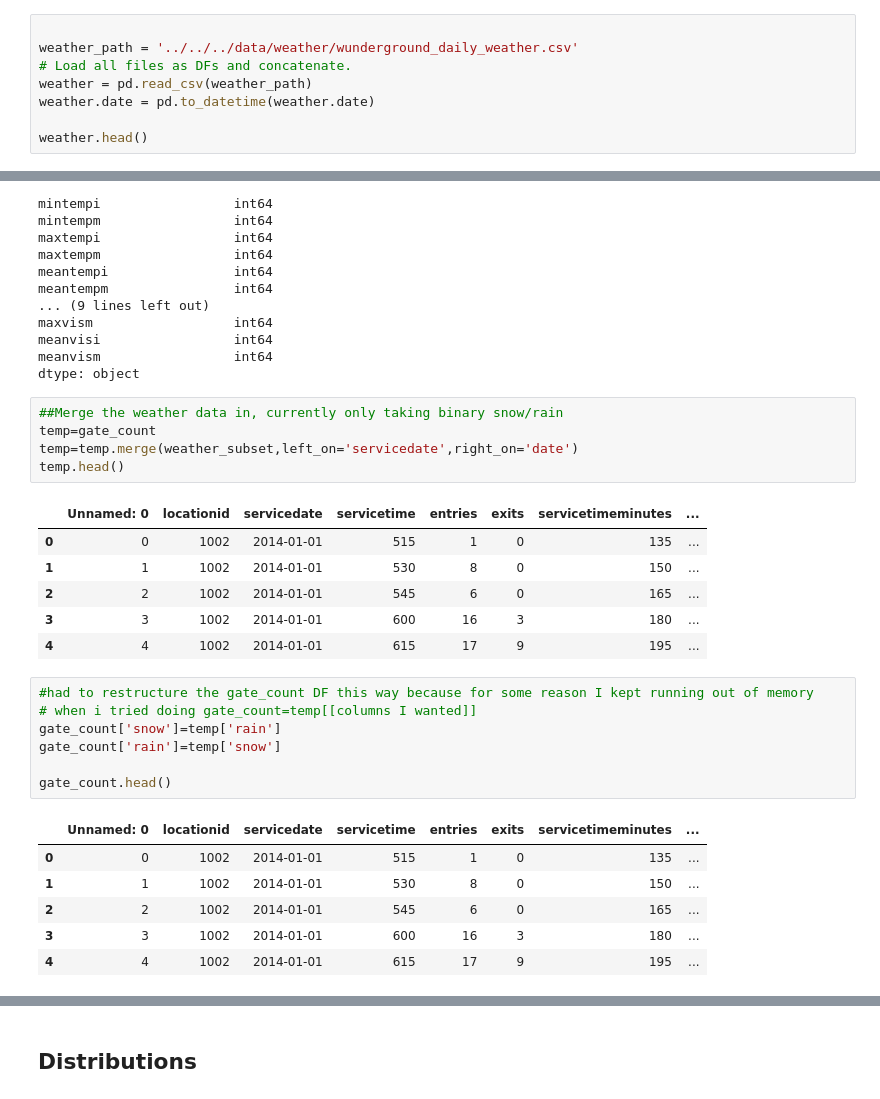
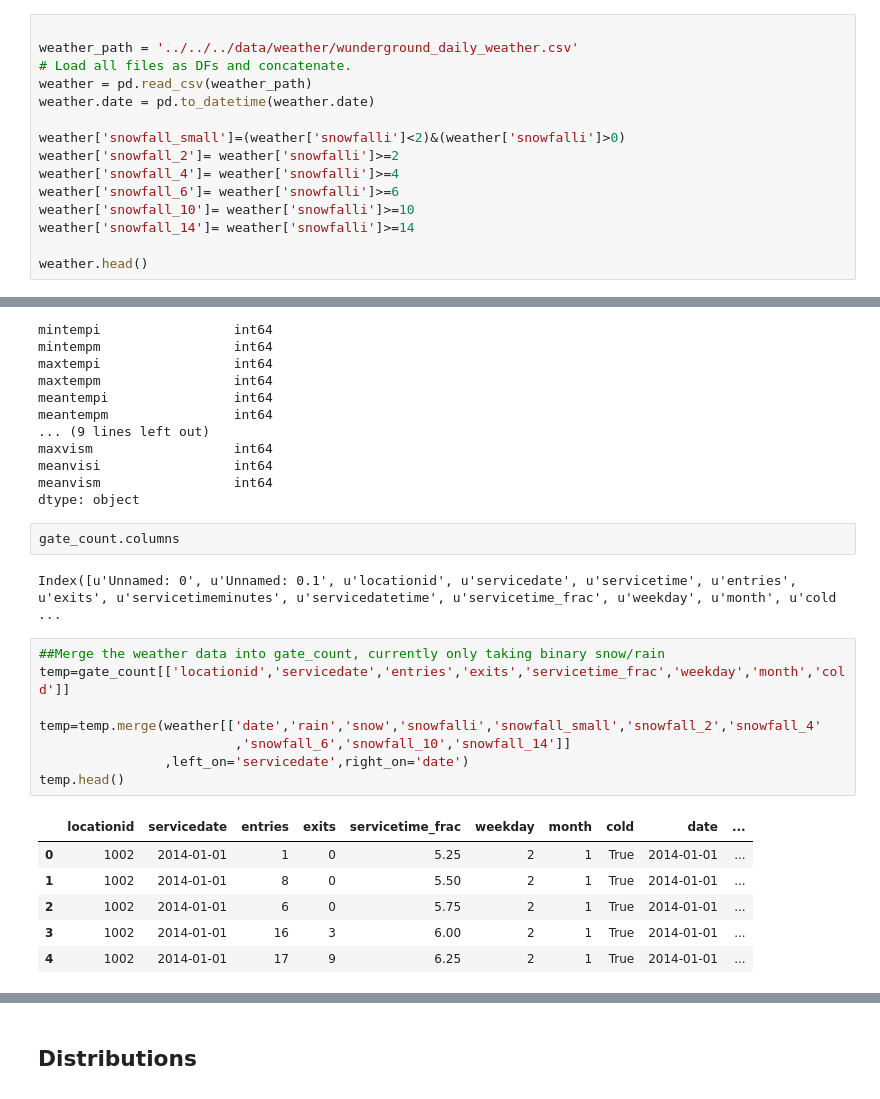
Before and after one commit to azampagl/harvard-capstone, a Jupyter notebook: src/exploration/GateCount_exploratory_fil.ipynb, the cells around one changed output, grey strips where cells are left out. Saved outputs shown, nothing was run; the diff lists cells and outputs as text.

```diff
--- a/src/exploration/GateCount_exploratory_fil.ipynb
+++ b/src/exploration/GateCount_exploratory_fil.ipynb
@@ -155,6 +162,13 @@ weather_path = '../../../data/weather/wunderground_daily_weather.csv'
 weather = pd.read_csv(weather_path)
 weather.date = pd.to_datetime(weather.date)
 
+weather['snowfall_small']=(weather['snowfalli']<2)&(weather['snowfalli']>0)
+weather['snowfall_2']= weather['snowfalli']>=2
+weather['snowfall_4']= weather['snowfalli']>=4
+weather['snowfall_6']= weather['snowfalli']>=6
+weather['snowfall_10']= weather['snowfalli']>=10
+weather['snowfall_14']= weather['snowfalli']>=14
+
 weather.head()
 # %% [output]
 |  | date | fog | hail | rain | snow | mintempi | mintempm | maxtempi | maxtempm | meantempi | ... |
@@ -189,29 +227,22 @@ maxvism                  int64
 meanvisi                 int64
 meanvism                 int64
 dtype: object
+# %%
+gate_count.columns
+# %% [output]
+Index([u'Unnamed: 0', u'Unnamed: 0.1', u'locationid', u'servicedate', u'servicetime', u'entries', u'exits', u'servicetimeminutes', u'servicedatetime', u'servicetime_frac', u'weekday', u'month', u'cold ...
 # %%
-##Merge the weather data in, currently only taking binary snow/rain
-temp=gate_count
-temp=temp.merge(weather_subset,left_on='servicedate',right_on='date')
+##Merge the weather data into gate_count, currently only taking binary snow/rain
+temp=gate_count[['locationid','servicedate','entries','exits','servicetime_frac','weekday','month','cold']]
+
+temp=temp.merge(weather[['date','rain','snow','snowfalli','snowfall_small','snowfall_2','snowfall_4'
+                         ,'snowfall_6','snowfall_10','snowfall_14']]
+                ,left_on='servicedate',right_on='date')
 temp.head()
 # %% [output]
-|  | Unnamed: 0 | locationid | servicedate | servicetime | entries | exits | servicetimeminutes | ... |
-| 0 | 0 | 1002 | 2014-01-01 | 515 | 1 | 0 | 135 | ... |
-| 1 | 1 | 1002 | 2014-01-01 | 530 | 8 | 0 | 150 | ... |
-| 2 | 2 | 1002 | 2014-01-01 | 545 | 6 | 0 | 165 | ... |
-| 3 | 3 | 1002 | 2014-01-01 | 600 | 16 | 3 | 180 | ... |
-| 4 | 4 | 1002 | 2014-01-01 | 615 | 17 | 9 | 195 | ... |
+|  | locationid | servicedate | entries | exits | servicetime_frac | weekday | month | cold | date | ... |
+| 0 | 1002 | 2014-01-01 | 1 | 0 | 5.25 | 2 | 1 | True | 2014-01-01 | ... |
+| 1 | 1002 | 2014-01-01 | 8 | 0 | 5.50 | 2 | 1 | True | 2014-01-01 | ... |
+| 2 | 1002 | 2014-01-01 | 6 | 0 | 5.75 | 2 | 1 | True | 2014-01-01 | ... |
+| 3 | 1002 | 2014-01-01 | 16 | 3 | 6.00 | 2 | 1 | True | 2014-01-01 | ... |
+| 4 | 1002 | 2014-01-01 | 17 | 9 | 6.25 | 2 | 1 | True | 2014-01-01 | ... |
-# %%
-#had to restructure the gate_count DF this way because for some reason I kept running out of memory
-# when i tried doing gate_count=temp[[columns I wanted]]
-gate_count['snow']=temp['rain']
-gate_count['rain']=temp['snow']
-
-gate_count.head()
-# %% [output]
-|  | Unnamed: 0 | locationid | servicedate | servicetime | entries | exits | servicetimeminutes | ... |
-| 0 | 0 | 1002 | 2014-01-01 | 515 | 1 | 0 | 135 | ... |
-| 1 | 1 | 1002 | 2014-01-01 | 530 | 8 | 0 | 150 | ... |
-| 2 | 2 | 1002 | 2014-01-01 | 545 | 6 | 0 | 165 | ... |
-| 3 | 3 | 1002 | 2014-01-01 | 600 | 16 | 3 | 180 | ... |
-| 4 | 4 | 1002 | 2014-01-01 | 615 | 17 | 9 | 195 | ... |
```
Also changed, not shown: parts of 21 cells of this notebook, 2 other files.
